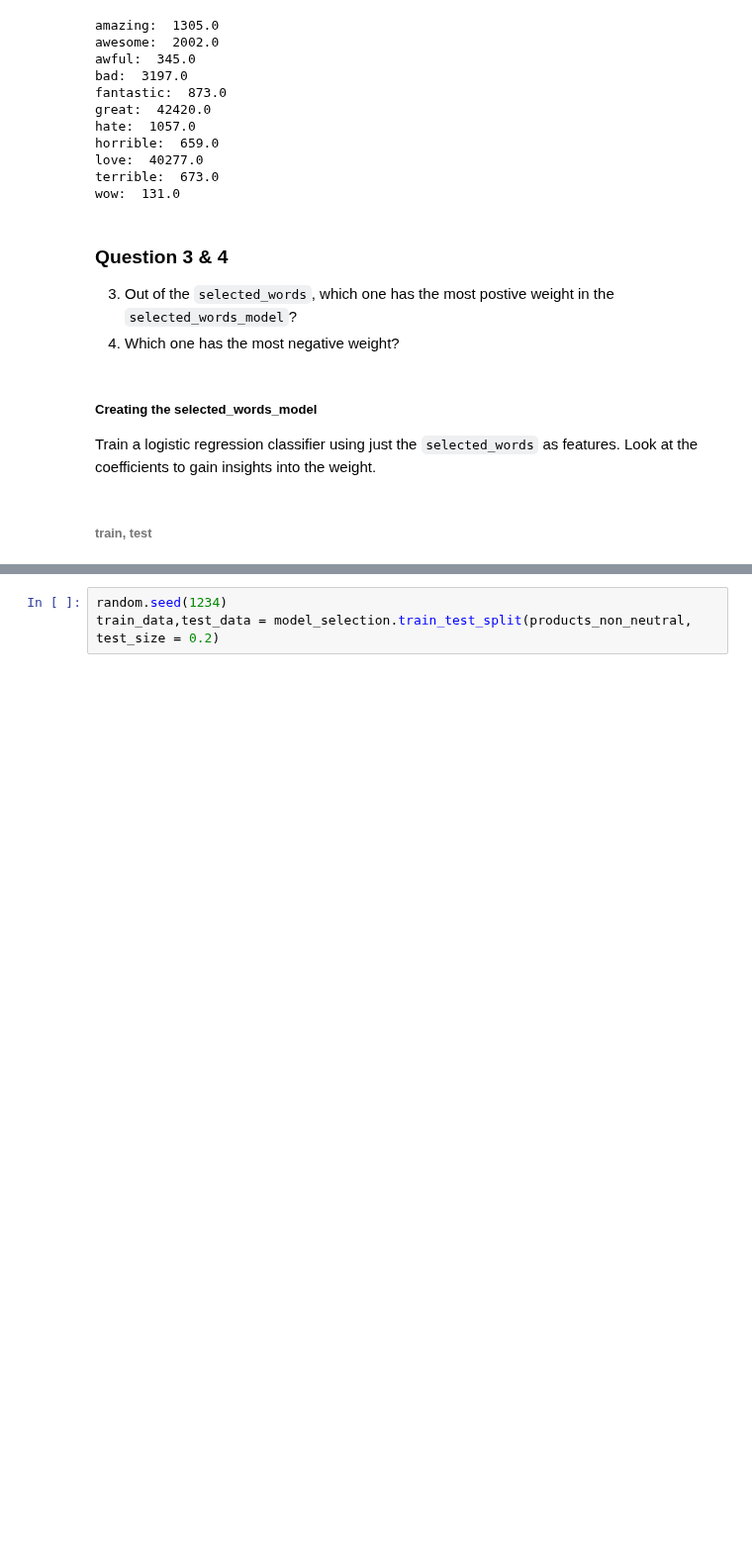
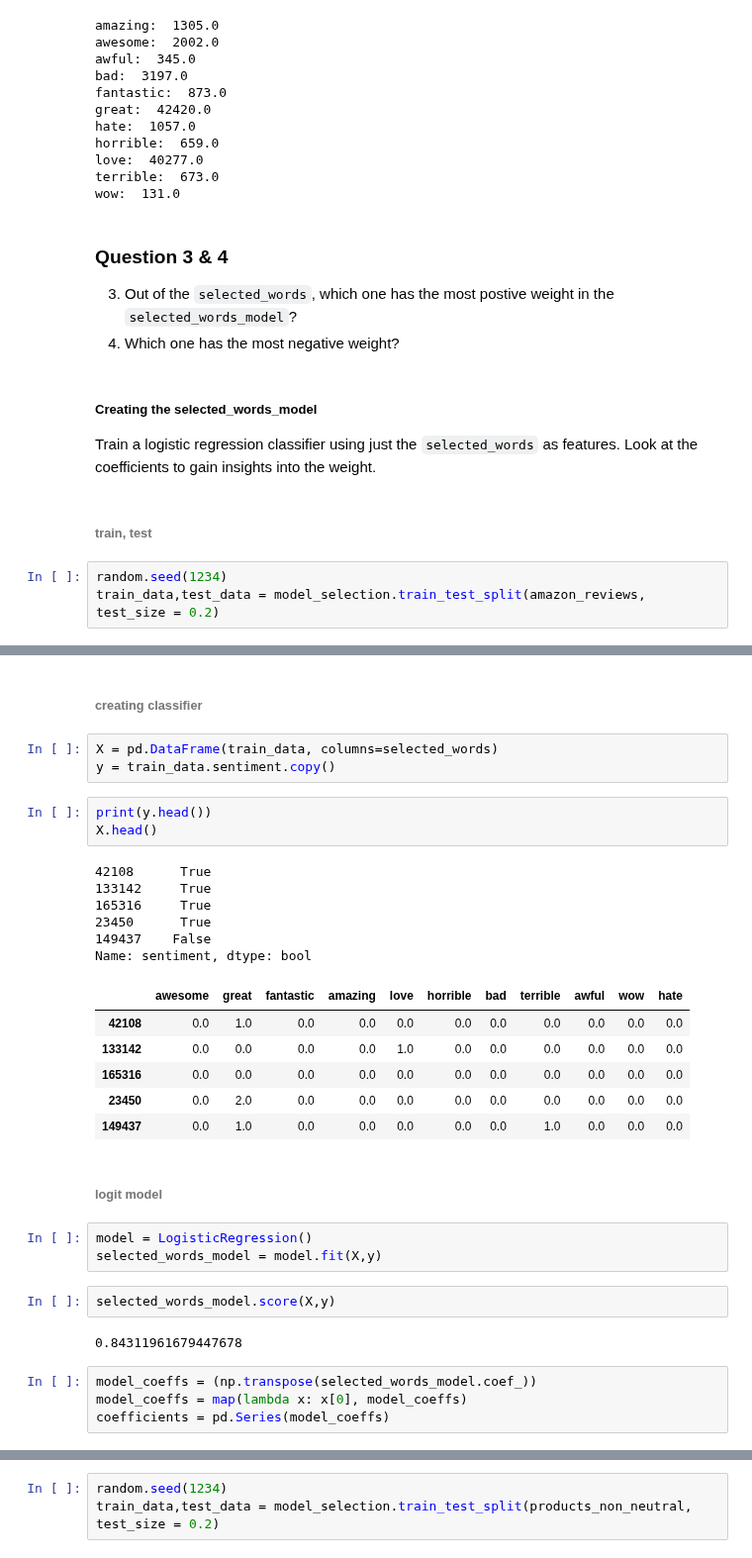
Before and after one commit to DheerajAgarwal/MachineLearning_UoW, a Jupyter notebook: Course1/Analyzing_Product_Sentiment.ipynb, the cells around one changed output, grey strips where cells are left out. Shown at 99% size. Drawn from its saved outputs; the diff is of its cells as text; blank space fills up the shorter version.

```diff
--- a/Course1/Analyzing_Product_Sentiment.ipynb
+++ b/Course1/Analyzing_Product_Sentiment.ipynb
@@ -284,3 +286,6 @@ wow:  131.0
 Train a logistic regression classifier using just the `selected_words` as features. Look at the coefficients to gain insights into the weight.
 # %% [markdown]
 ###### train, test
+# %%
+random.seed(1234)
+train_data,test_data = model_selection.train_test_split(amazon_reviews, test_size = 0.2)
@@ -286,0 +305,34 @@ Train a logistic regression classifier using just the `selected_words` as featur
+# %% [markdown]
+###### creating classifier
+# %%
+X = pd.DataFrame(train_data, columns=selected_words)
+y = train_data.sentiment.copy()
+# %%
+print(y.head())
+X.head()
+# %% [output]
+42108      True
+133142     True
+165316     True
+23450      True
+149437    False
+Name: sentiment, dtype: bool
+|  | awesome | great | fantastic | amazing | love | horrible | bad | terrible | awful | wow | hate |
+| 42108 | 0.0 | 1.0 | 0.0 | 0.0 | 0.0 | 0.0 | 0.0 | 0.0 | 0.0 | 0.0 | 0.0 |
+| 133142 | 0.0 | 0.0 | 0.0 | 0.0 | 1.0 | 0.0 | 0.0 | 0.0 | 0.0 | 0.0 | 0.0 |
+| 165316 | 0.0 | 0.0 | 0.0 | 0.0 | 0.0 | 0.0 | 0.0 | 0.0 | 0.0 | 0.0 | 0.0 |
+| 23450 | 0.0 | 2.0 | 0.0 | 0.0 | 0.0 | 0.0 | 0.0 | 0.0 | 0.0 | 0.0 | 0.0 |
+| 149437 | 0.0 | 1.0 | 0.0 | 0.0 | 0.0 | 0.0 | 0.0 | 1.0 | 0.0 | 0.0 | 0.0 |
+# %% [markdown]
+###### logit model
+# %%
+model = LogisticRegression()
+selected_words_model = model.fit(X,y)
+# %%
+selected_words_model.score(X,y)
+# %% [output]
+0.84311961679447678
+# %%
+model_coeffs = (np.transpose(selected_words_model.coef_))
+model_coeffs = map(lambda x: x[0], model_coeffs)
+coefficients = pd.Series(model_coeffs)
```
Also changed, not shown: parts of 22 cells of this notebook.
